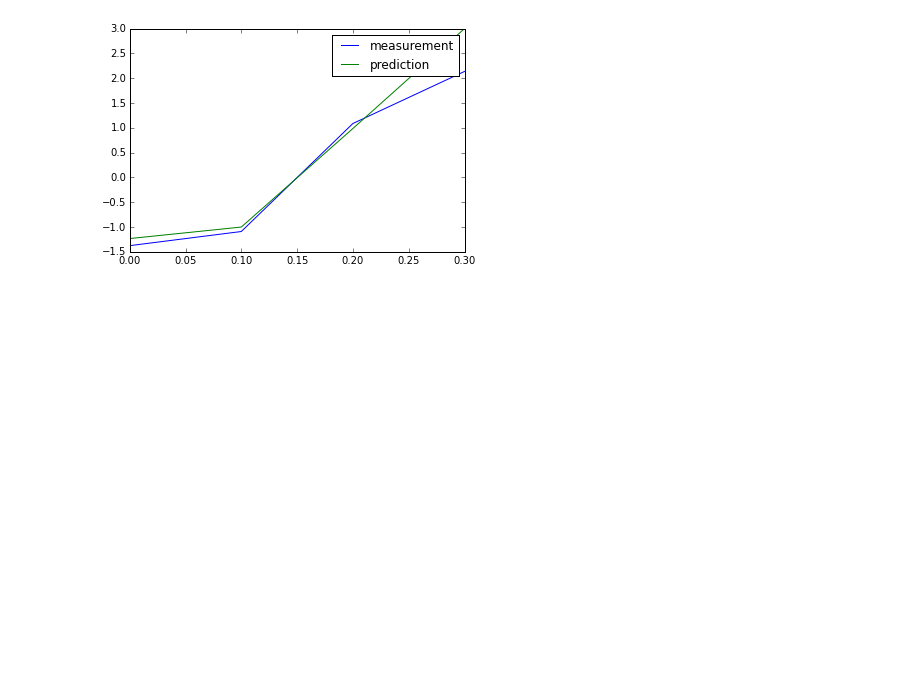
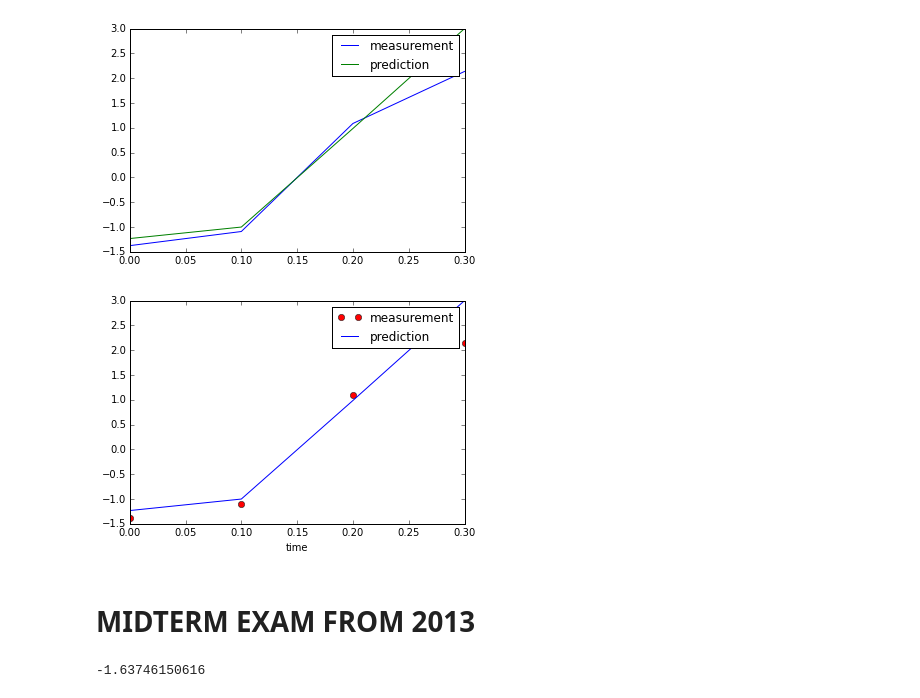
Before and after one commit to camillanore/Studies, a Jupyter notebook: python/INF1100_Old_Midterms.ipynb, the cells around one changed output. Drawn from its saved outputs; the diff is of its cells as text; code cells hidden in the pictures; blank space fills up the shorter version.

Commit message:
INF1100_ Midterm 2013 included
Half of midterm - the computational part remains

```diff
--- a/python/INF1100_Old_Midterms.ipynb
+++ b/python/INF1100_Old_Midterms.ipynb
@@ -187,3 +187,46 @@ prediction = np.array(data['prediction'])"""
 ['measurement', 'prediction']
 "\nTo make them into numpy arrays:\ntime = np.array(data['time'])\nmeasurement = np.array(data['measurement'])\nprediction = np.array(data['prediction'])"
 [figure]
+# %%
+# Exercise 6
+# From fastit
+
+# Read file data into lists
+infile = open('simulations.dat', 'r')
+infile.readline()
+infile.readline() # skip first two lines
+
+# Start with empty lists since we do not know how
+# many lines the file has
+
+time = []            # making empty lists
+measurement = []
+prediction = []
+
+for line in infile:
+    words = line.split()
+    floats = [float(word) for word in words] # list comprehension (as a for loop)
+    time.append(floats[0]) # appending new values as floats
+    measurement.append(floats[1])
+    prediction.append(floats[2])
+infile.close()
+
+# Convert to numpy arrays
+import numpy as np
+time = np.array(time)  # The exercise asks to convert to three numpy arrays
+measurement = np.array(measurement)
+prediction = np.array(prediction)
+
+# Plot measurement with red circles and
+# prediction with blue solid line
+
+import matplotlib.pyplot as plt
+plt.plot(time, measurement, 'ro',  # r for red o for object(?)
+        time, prediction, 'b-')    # b for blue. Default is solid line
+plt.legend(['measurement', 'prediction']) # will produce the box w/explanation
+plt.xlabel('time')                   # label --> the x-axis
+plt.show()
+# %% [output]
+[figure, added]
+# %% [markdown]
+# MIDTERM EXAM FROM 2013
@@ -189,0 +328,17 @@ prediction = np.array(data['prediction'])"""
+# %%
+# Exercise 2
+"""g_t = e**(-1*a*t)
+Its derivative g_dt = -1 * a* e**(-1*a*t)
+#1: Write a function that returns the values g_t and g_dt
+#2: demonstrate how the returned result can be stored in variables
+#3: write out the computed g_dt to the screen (ie print g_dt)
+"""
+from math import exp
+def g(t):
+    return exp(-a*t), -a*exp(-a*t)
+a = 2
+g_value, dg_value = g(0.1)
+print dg_value
+# I DO NOT FIND THIS SOLUTION COMPLETE (?)
+# %% [output]
+-1.63746150616
```
Also changed, not shown: parts of 2 cells of this notebook.
